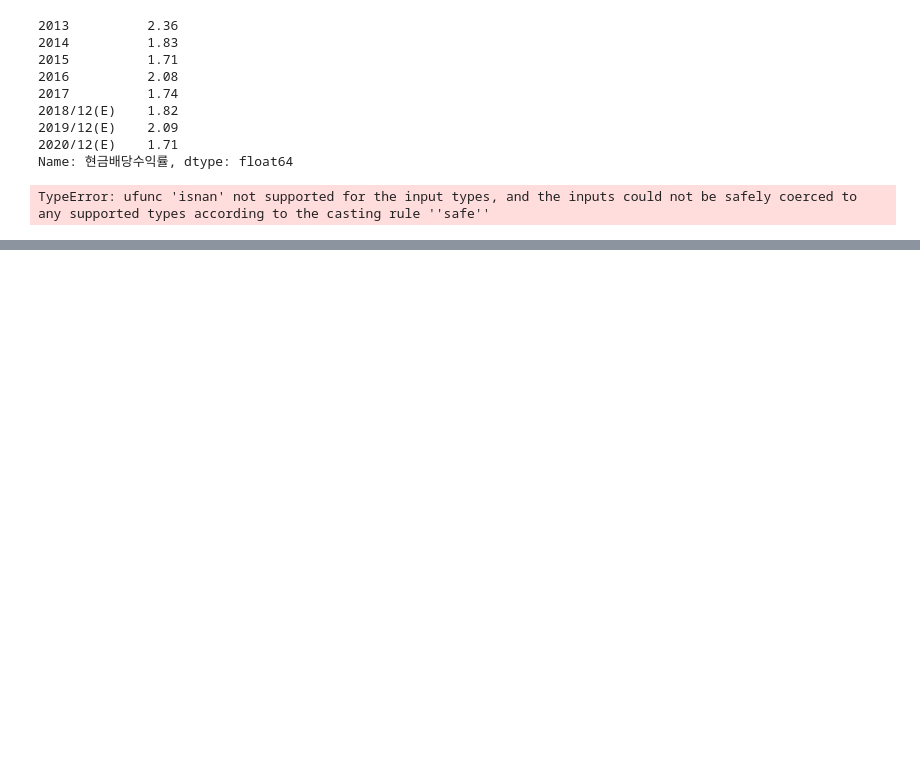
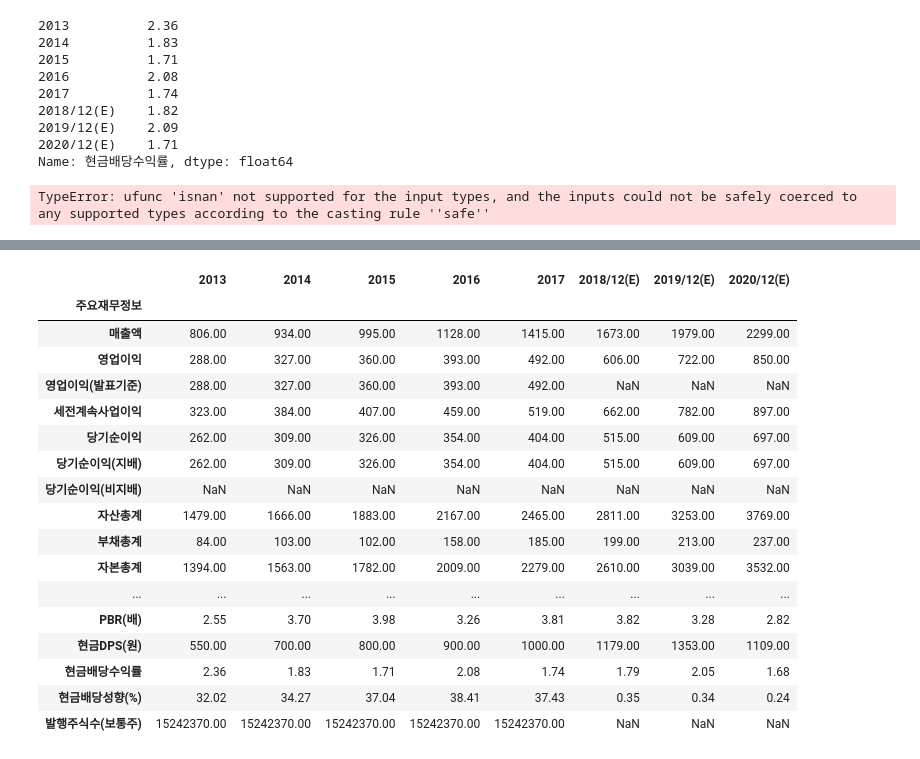
Before and after one commit to junhyungjin/pytrader, a Jupyter notebook: Untitled1.ipynb, the cells around one changed output, grey strips where cells are left out. Drawn from its saved outputs; the diff is of its cells as text; code cells hidden in the pictures; blank space fills up the shorter version.

```diff
--- a/Untitled1.ipynb
+++ b/Untitled1.ipynb
@@ -1071,0 +1074,7 @@ TypeError: ufunc 'isnan' not supported for the input types, and the inputs could
+# %%
+def get_financial_statements(code):
+    url = "http://companyinfo.stock.naver.com/v1/company/ajax/cF1001.aspx?cmp_cd=%s&fin_typ=0&freq_typ=Y" % (code)
+    print(url)
+
+if __name__ == "__main__":
+    get_financial_statements('035720')
@@ -1071,0 +1083,2 @@ TypeError: ufunc 'isnan' not supported for the input types, and the inputs could
+# %%
+df = pd.read_html("table.html")[0]
@@ -1071,0 +1120,2 @@ TypeError: ufunc 'isnan' not supported for the input types, and the inputs could
+# %%
+def get_financial_statements(code):
@@ -1071,0 +1124,49 @@ TypeError: ufunc 'isnan' not supported for the input types, and the inputs could
+# %%
+def get_financial_statements(code):
+    url = "http://companyinfo.stock.naver.com/v1/company/ajax/cF1001.aspx?cmp_cd=%s&fin_typ=0&freq_typ=Y" % (code)
+    html = requests.get(url).text
+
+    html = html.replace('<th class="bg r01c02 endLine line-bottom"colspan="8">연간</th>', "")
+    html = html.replace("<span class='span-sub'>(IFRS연결)</span>", "")
+    html = html.replace("<span class='span-sub'>(IFRS별도)</span>", "")
+    html = html.replace("<span class='span-sub'>(GAAP개별)</span>", "")
+    html = html.replace('\t', '')
+    html = html.replace('\n', '')
+    html = html.replace('\r', '')
+
+    for year in range(2009, 2018):
+        for month in range(6, 13):
+            month = "/%02d" % month
+            html = html.replace(str(year) + month, str(year))
+
+        for month in range(1, 6):
+            month = "/%02d" % month
+            html = html.replace(str(year+1) + month, str(year))
+
+        html = html.replace(str(year) + '(E)', str(year))
+
+    df_list = pd.read_html(html)
+    df = df_list[0]
+    df = df.set_index('주요재무정보')
+    return df
+# %%
+get_financial_statements('058470')
+# %% [output]
+|  | 2013 | 2014 | 2015 | 2016 | 2017 | 2018/12(E) | 2019/12(E) | 2020/12(E) |
+| 주요재무정보 |  |  |  |  |  |  |  |  |
+| 매출액 | 806.00 | 934.00 | 995.00 | 1128.00 | 1415.00 | 1673.00 | 1979.00 | 2299.00 |
+| 영업이익 | 288.00 | 327.00 | 360.00 | 393.00 | 492.00 | 606.00 | 722.00 | 850.00 |
+| 영업이익(발표기준) | 288.00 | 327.00 | 360.00 | 393.00 | 492.00 | NaN | NaN | NaN |
+| 세전계속사업이익 | 323.00 | 384.00 | 407.00 | 459.00 | 519.00 | 662.00 | 782.00 | 897.00 |
+| 당기순이익 | 262.00 | 309.00 | 326.00 | 354.00 | 404.00 | 515.00 | 609.00 | 697.00 |
+| 당기순이익(지배) | 262.00 | 309.00 | 326.00 | 354.00 | 404.00 | 515.00 | 609.00 | 697.00 |
+| 당기순이익(비지배) | NaN | NaN | NaN | NaN | NaN | NaN | NaN | NaN |
+| 자산총계 | 1479.00 | 1666.00 | 1883.00 | 2167.00 | 2465.00 | 2811.00 | 3253.00 | 3769.00 |
+| 부채총계 | 84.00 | 103.00 | 102.00 | 158.00 | 185.00 | 199.00 | 213.00 | 237.00 |
+| 자본총계 | 1394.00 | 1563.00 | 1782.00 | 2009.00 | 2279.00 | 2610.00 | 3039.00 | 3532.00 |
+| ... | ... | ... | ... | ... | ... | ... | ... | ... |
+| PBR(배) | 2.55 | 3.70 | 3.98 | 3.26 | 3.81 | 3.82 | 3.28 | 2.82 |
+| 현금DPS(원) | 550.00 | 700.00 | 800.00 | 900.00 | 1000.00 | 1179.00 | 1353.00 | 1109.00 |
+| 현금배당수익률 | 2.36 | 1.83 | 1.71 | 2.08 | 1.74 | 1.79 | 2.05 | 1.68 |
+| 현금배당성향(%) | 32.02 | 34.27 | 37.04 | 38.41 | 37.43 | 0.35 | 0.34 | 0.24 |
+| 발행주식수(보통주) | 15242370.00 | 15242370.00 | 15242370.00 | 15242370.00 | 15242370.00 | NaN | NaN | NaN |
```
Also changed, not shown: parts of 51 cells of this notebook, 3 other files.
